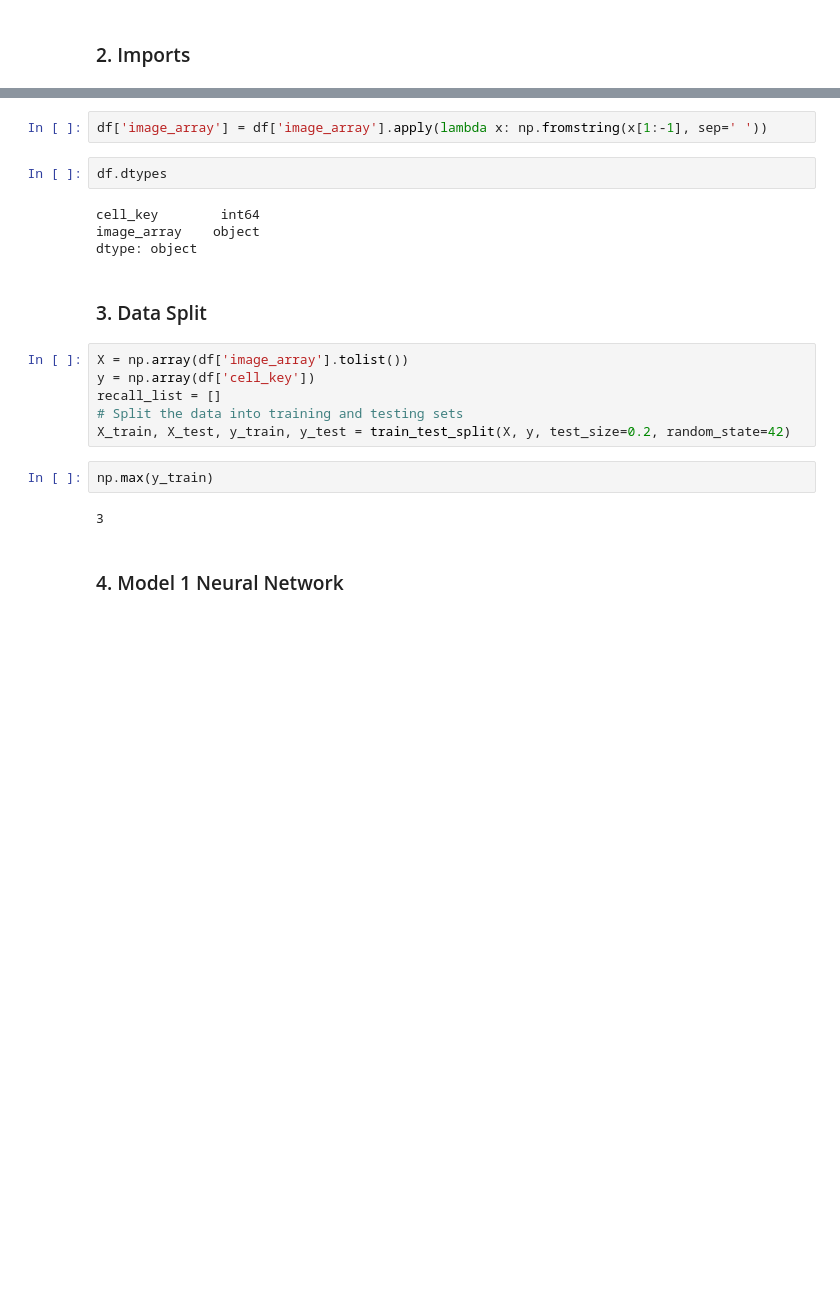
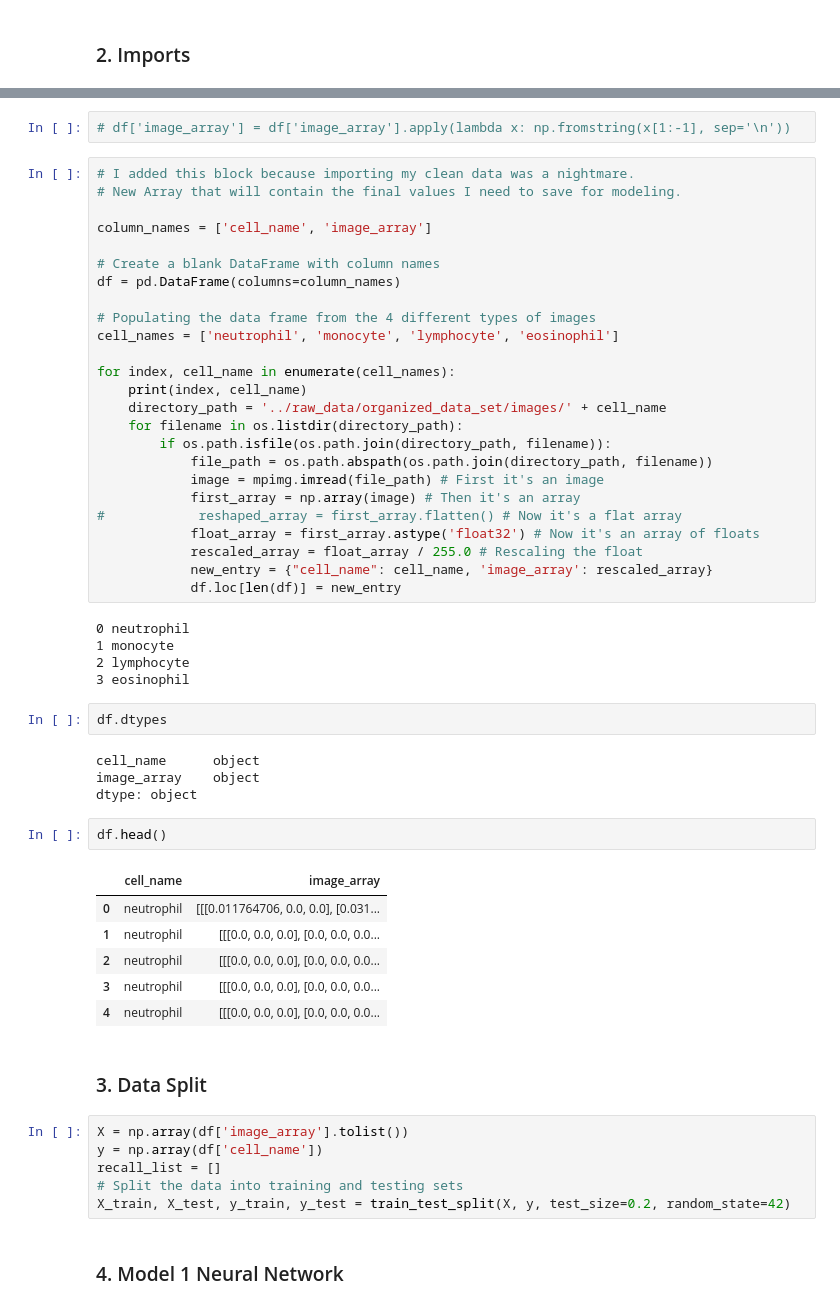
Before and after one commit to AxKing/Blood_Classification, a Jupyter notebook: notebooks/Model Notebook.ipynb, the cells around one changed output, grey strips where cells are left out. Saved outputs shown, nothing was run; the diff lists cells and outputs as text; blank space fills up the shorter version.

```diff
--- a/notebooks/Model Notebook.ipynb
+++ b/notebooks/Model Notebook.ipynb
@@ -53,25 +55,60 @@ cell_key        int64
 image_array    object
 dtype: object
 # %%
-df['image_array'] = df['image_array'].apply(lambda x: np.fromstring(x[1:-1], sep=' '))
+# df['image_array'] = df['image_array'].apply(lambda x: np.fromstring(x[1:-1], sep='\n'))
+# %%
+# I added this block because importing my clean data was a nightmare.
+# New Array that will contain the final values I need to save for modeling.
+
+column_names = ['cell_name', 'image_array']
+
+# Create a blank DataFrame with column names
+df = pd.DataFrame(columns=column_names)
+
+# Populating the data frame from the 4 different types of images
+cell_names = ['neutrophil', 'monocyte', 'lymphocyte', 'eosinophil']
+
+for index, cell_name in enumerate(cell_names):
+    print(index, cell_name)
+    directory_path = '../raw_data/organized_data_set/images/' + cell_name
+    for filename in os.listdir(directory_path):
+        if os.path.isfile(os.path.join(directory_path, filename)):
+            file_path = os.path.abspath(os.path.join(directory_path, filename))
+            image = mpimg.imread(file_path) # First it's an image
+            first_array = np.array(image) # Then it's an array
+#            reshaped_array = first_array.flatten() # Now it's a flat array
+            float_array = first_array.astype('float32') # Now it's an array of floats
+            rescaled_array = float_array / 255.0 # Rescaling the float
+            new_entry = {"cell_name": cell_name, 'image_array': rescaled_array}
+            df.loc[len(df)] = new_entry
+# %% [output]
+0 neutrophil
+1 monocyte
+2 lymphocyte
+3 eosinophil
 # %%
 df.dtypes
 # %% [output]
-cell_key        int64
+cell_name      object
 image_array    object
 dtype: object
+# %%
+df.head()
+# %% [output]
+|  | cell_name | image_array |
+| 0 | neutrophil | [[[0.011764706, 0.0, 0.0], [0.031... |
+| 1 | neutrophil | [[[0.0, 0.0, 0.0], [0.0, 0.0, 0.0... |
+| 2 | neutrophil | [[[0.0, 0.0, 0.0], [0.0, 0.0, 0.0... |
+| 3 | neutrophil | [[[0.0, 0.0, 0.0], [0.0, 0.0, 0.0... |
+| 4 | neutrophil | [[[0.0, 0.0, 0.0], [0.0, 0.0, 0.0... |
 # %% [markdown]
 ### 3. Data Split
 # %%
 X = np.array(df['image_array'].tolist())
-y = np.array(df['cell_key'])
+y = np.array(df['cell_name'])
 recall_list = []
 # Split the data into training and testing sets
 X_train, X_test, y_train, y_test = train_test_split(X, y, test_size=0.2, random_state=42)
-# %%
-np.max(y_train)
-# %% [output]
-3
 # %% [markdown]
 ### 4. Model 1 Neural Network
 # %%
```
Also changed, not shown: parts of 9 cells of this notebook, 4 other files.
